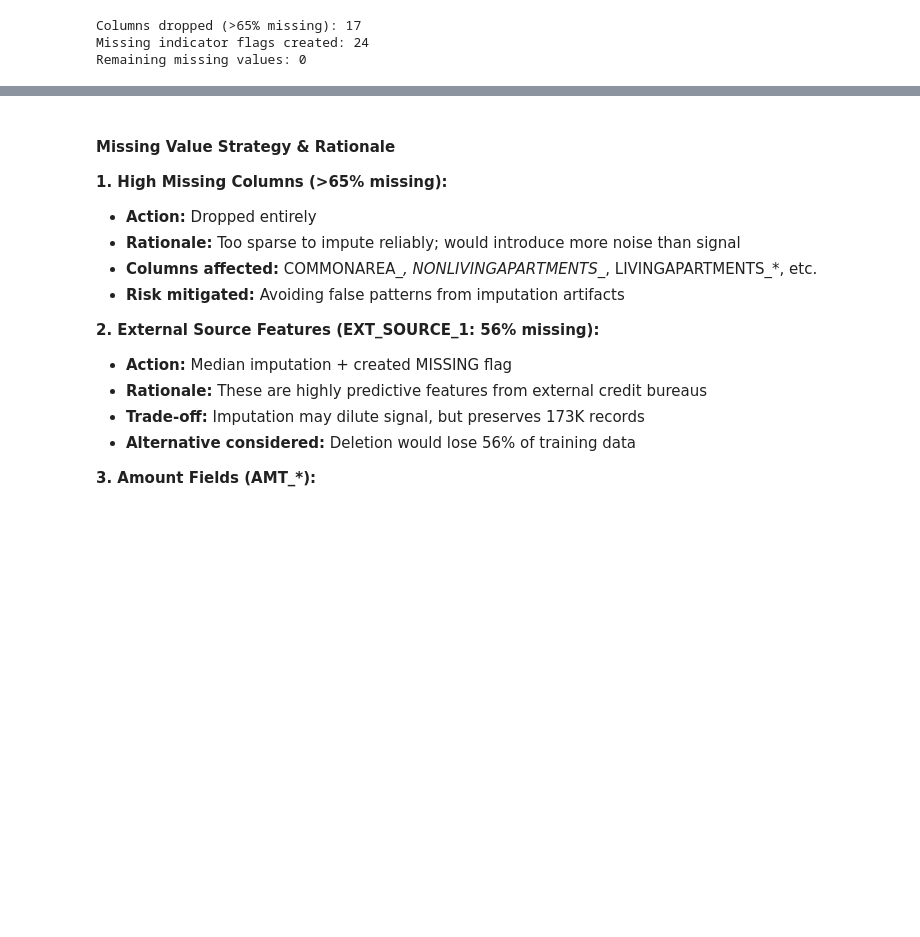
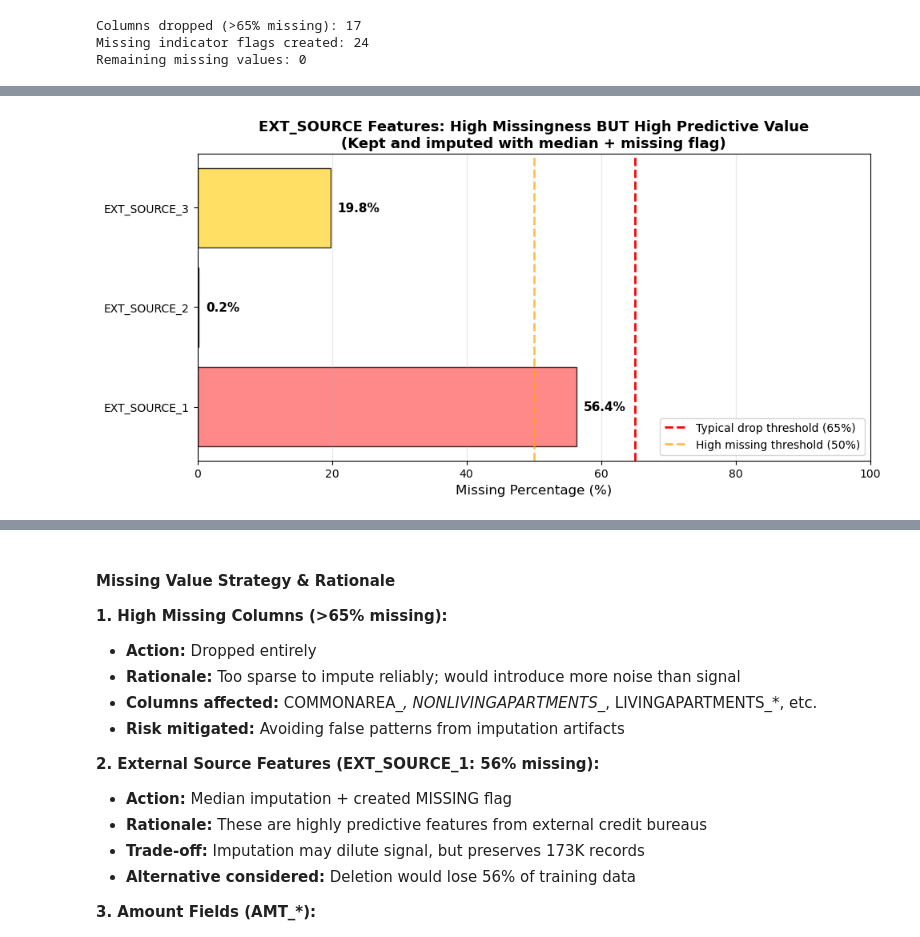
Before and after one commit to louisasss/Data230_GroupProject, a Jupyter notebook: GroupProject_DataCleaning.ipynb, the cells around one changed output, grey strips where cells are left out. Saved outputs shown, nothing was run; the diff lists cells and outputs as text; code cells hidden in the pictures; blank space fills up the shorter version.

```diff
--- a/GroupProject_DataCleaning.ipynb
+++ b/GroupProject_DataCleaning.ipynb
@@ -204,0 +248,26 @@ Remaining missing values: 0
+# %%
+ext_features = ['EXT_SOURCE_1', 'EXT_SOURCE_2', 'EXT_SOURCE_3']
+missing_ext = [(train_app[col].isnull().sum() / len(train_app) * 100) for col in ext_features]
+
+fig, ax = plt.subplots(figsize=(10, 5))
+bars = ax.barh(ext_features, missing_ext, color=['#ff6b6b', '#ff8c42', '#ffd93d'], alpha=0.8, edgecolor='black')
+
+# Add percentage labels
+for i, (bar, pct) in enumerate(zip(bars, missing_ext)):
+    ax.text(pct + 1, bar.get_y() + bar.get_height()/2,
+            f'{pct:.1f}%',
+            va='center', fontsize=11, fontweight='bold')
+
+ax.axvline(x=65, color='red', linestyle='--', linewidth=2, label='Typical drop threshold (65%)')
+ax.axvline(x=50, color='orange', linestyle='--', linewidth=2, alpha=0.7, label='High missing threshold (50%)')
+ax.set_xlabel('Missing Percentage (%)', fontsize=12)
+ax.set_title('EXT_SOURCE Features: High Missingness BUT High Predictive Value\n(Kept and imputed with median + missing flag)',
+             fontsize=13, fontweight='bold')
+ax.legend(loc='lower right')
+ax.grid(axis='x', alpha=0.3)
+ax.set_xlim(0, 100)
+
+plt.tight_layout()
+plt.show()
+# %% [output]
+[figure, added]
```
Also changed, not shown: parts of 13 cells of this notebook.
